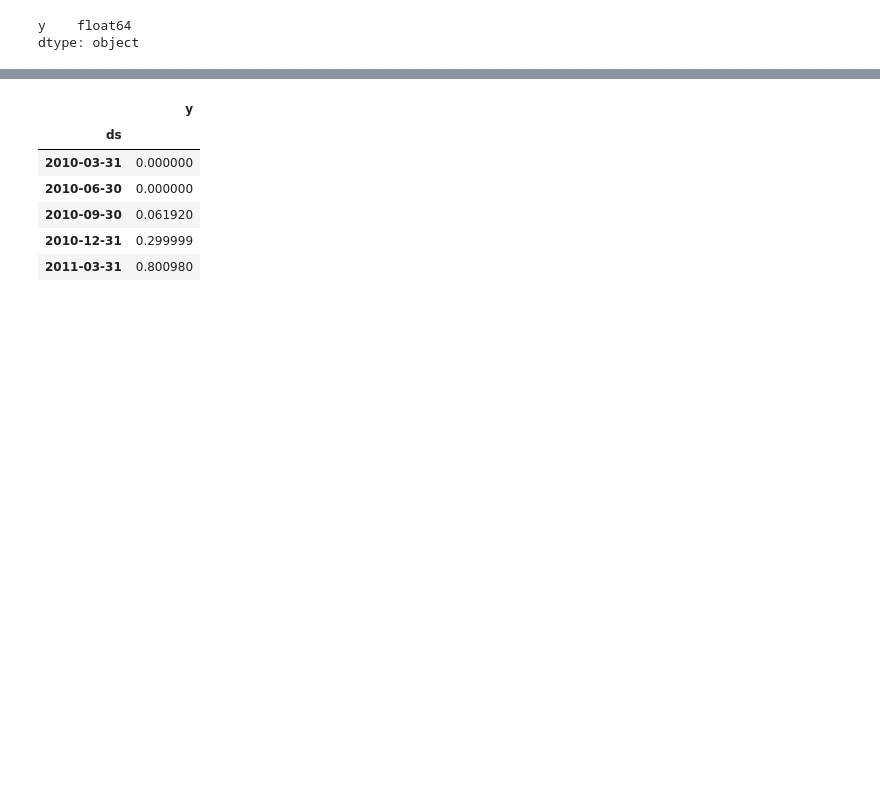
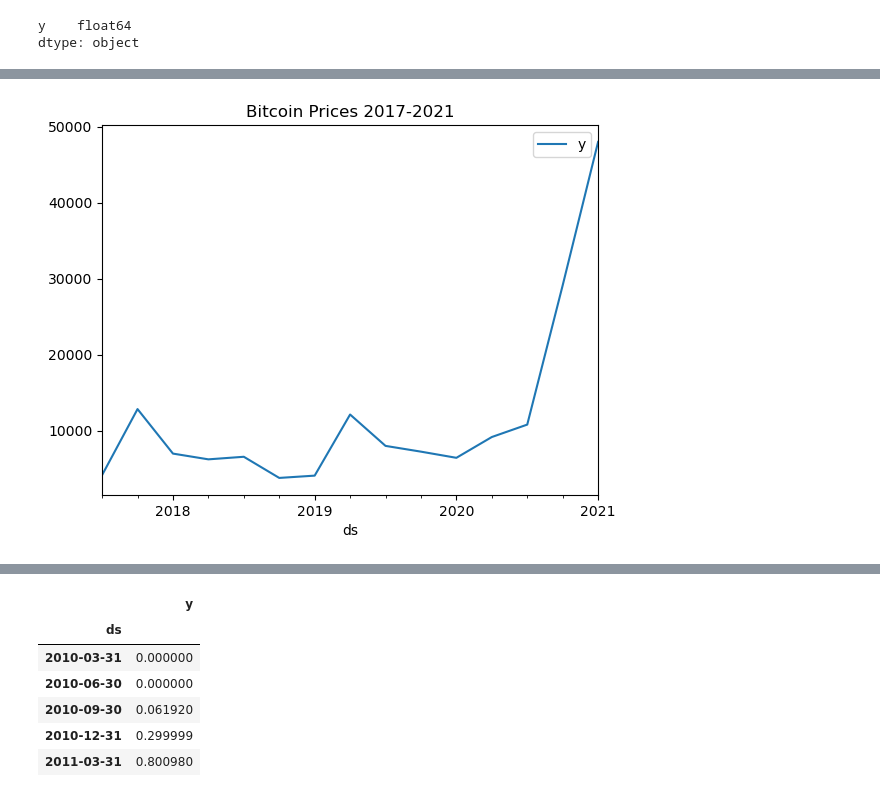
Before and after one commit to juanlavieri/housing_currency, a Jupyter notebook: Bitcoin_Prices_Analysis.ipynb, the cells around one changed output, grey strips where cells are left out. Drawn from its saved outputs; the diff is of its cells as text; code cells hidden in the pictures; blank space fills up the shorter version.

```diff
--- a/Bitcoin_Prices_Analysis.ipynb
+++ b/Bitcoin_Prices_Analysis.ipynb
@@ -264,0 +272,7 @@ dtype: object
+# %%
+#Plot the 2017-2021 quarterly data
+bitcoin_prices_17_21_quarterly.plot()
+plt.title('Bitcoin Prices 2017-2021')
+plt.show()
+# %% [output]
+[figure, added]
```
Also changed, not shown: parts of 5 cells of this notebook, 1 other file.
